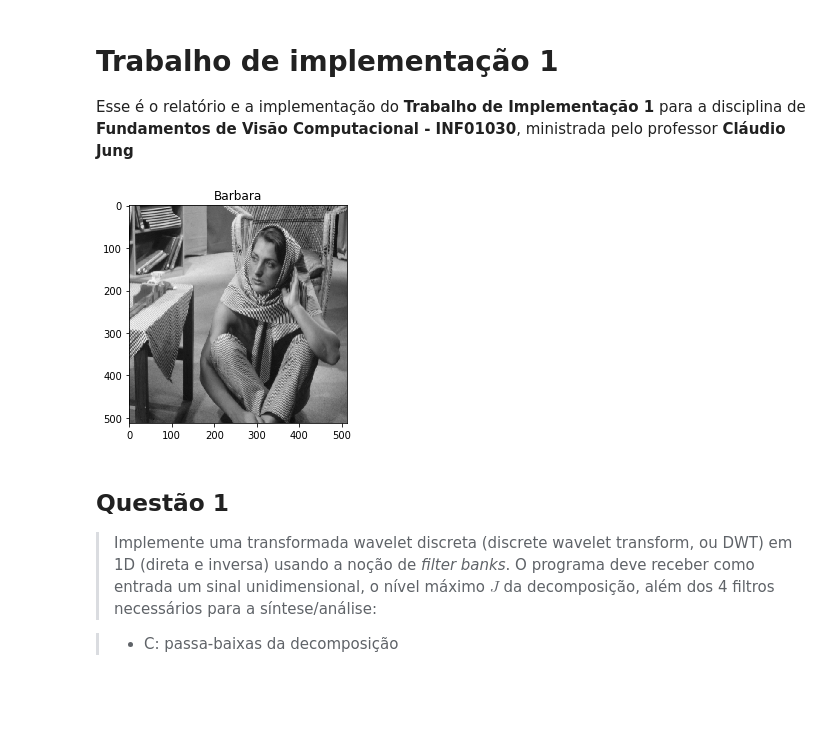
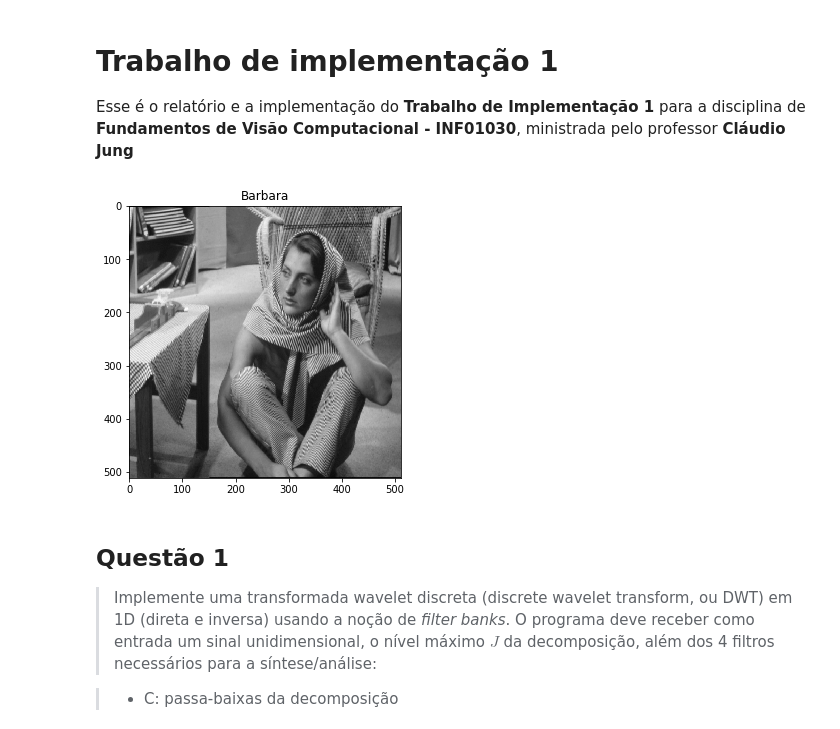
Before and after one commit to rafaeelaudibert/ComputerVision101.py, a Jupyter notebook: Assignment1/Relatório + Script.ipynb, the cells around one changed output. Saved outputs shown, nothing was run; the diff lists cells and outputs as text; code cells hidden in the pictures; blank space fills up the shorter version.

```diff
--- a/Assignment1/Relatório + Script.ipynb
+++ b/Assignment1/Relatório + Script.ipynb
@@ -5,29 +5,33 @@ Esse é o relatório e a implementação do __Trabalho de Implementação 1__ pa
 # %%
 %matplotlib inline
 
 # Imports
 import numpy as np
 import cv2
 from matplotlib import pyplot as plt
+import pywt
 
 # Basic function to display B&W image
-def display_image(img, title=''):
-    plt.imshow(img, cmap="gray")
-    plt.title(title)
-    plt.show()
+def display_image(img, title='', figsize=(5, 5)):
+    fig, axarr = plt.subplots(1, figsize=figsize)
+    axarr.imshow(img, cmap="gray")
+    axarr.set_title(title)
 
 # Load barbara image
 barbara = cv2.cvtColor(cv2.imread('barbara.jpg'), cv2.COLOR_BGR2GRAY)
 display_image(barbara, "Barbara")
 
 # Configure Haar filters
-C = np.array([1,  1]) / np.sqrt(2)
-D = np.array([1, -1]) / np.sqrt(2)
-F = np.array([ 1, 1]) / np.sqrt(2)
-G = np.array([-1, 1]) / np.sqrt(2)
+C = np.array([ np.sqrt(2) / 2,  np.sqrt(2) / 2])
+D = np.array([-np.sqrt(2) / 2,  np.sqrt(2) / 2])
+F = np.array([ np.sqrt(2) / 2,  np.sqrt(2) / 2])
+G = np.array([ np.sqrt(2) / 2, -np.sqrt(2) / 2])
 haar = [C, D, F, G]
+
+# Basic configuration for plots
+titles = ["Image", "Vertical", "Horizontal", "Diagonal"]
 # %% [output]
-[figure, old version]
+[figure, new version]
 # %% [markdown]
 ## Questão 1
 
```
Also changed, not shown: parts of 17 cells of this notebook.
